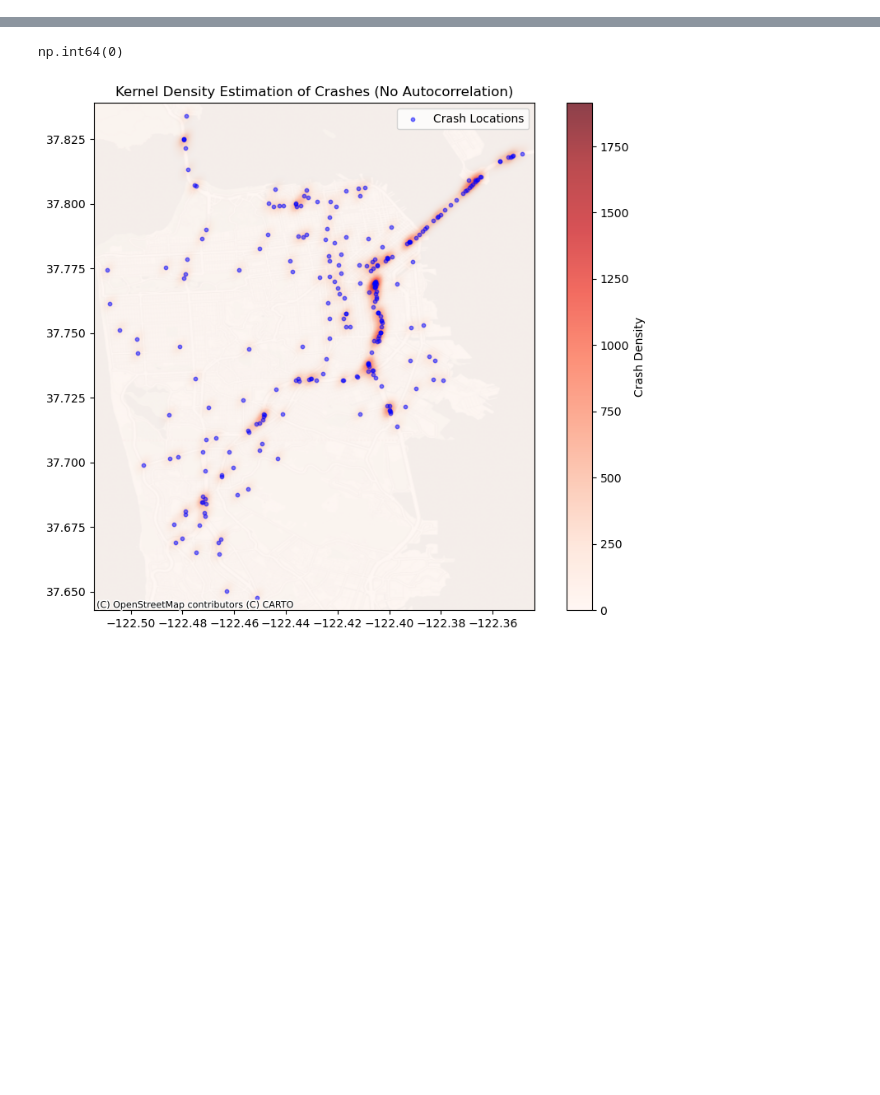
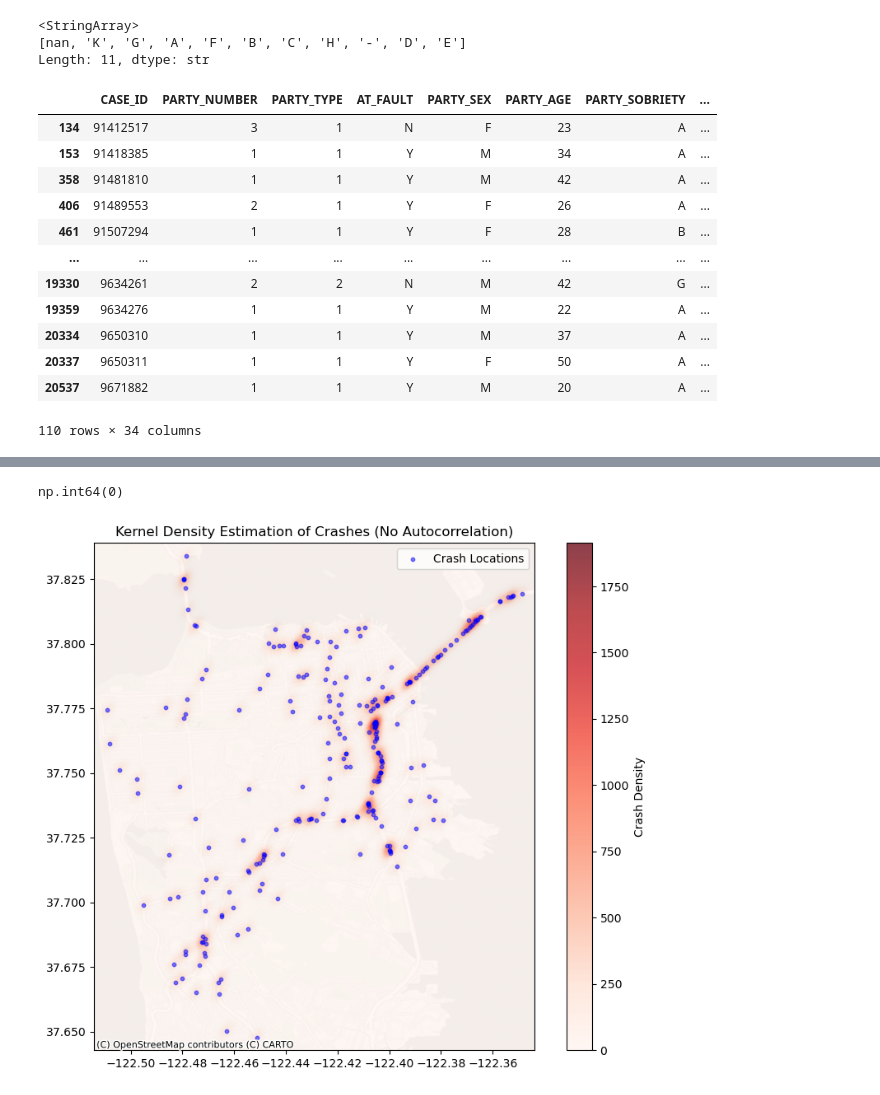
Before and after one commit to kramerzora-ctrl/Safety, a Jupyter notebook: Assignment 4/Assgn4.ipynb, the cells around one changed output, grey strips where cells are left out. Drawn from its saved outputs; the diff is of its cells as text; code cells hidden in the pictures; blank space fills up the shorter version.

```diff
--- a/Assignment 4/Assgn4.ipynb
+++ b/Assignment 4/Assgn4.ipynb
@@ -6,0 +9,6 @@ crashes_dc = pd.read_csv('Crashes_DC.csv')
+# %%
+print(parties_sf['INATTENTION'].unique())
+# %% [output]
+<StringArray>
+[nan, 'K', 'G', 'A', 'F', 'B', 'C', 'H', '-', 'D', 'E']
+Length: 11, dtype: str
@@ -7,3 +18,19 @@ crashes_dc = pd.read_csv('Crashes_DC.csv')
+# %%
+parties_sf_filter
+# %% [output]
+|  | CASE_ID | PARTY_NUMBER | PARTY_TYPE | AT_FAULT | PARTY_SEX | PARTY_AGE | PARTY_SOBRIETY | ... |
+| 134 | 91412517 | 3 | 1 | N | F | 23 | A | ... |
+| 153 | 91418385 | 1 | 1 | Y | M | 34 | A | ... |
+| 358 | 91481810 | 1 | 1 | Y | M | 42 | A | ... |
+| 406 | 91489553 | 2 | 1 | Y | F | 26 | A | ... |
+| 461 | 91507294 | 1 | 1 | Y | F | 28 | B | ... |
+| ... | ... | ... | ... | ... | ... | ... | ... | ... |
+| 19330 | 9634261 | 2 | 2 | N | M | 42 | G | ... |
+| 19359 | 9634276 | 1 | 1 | Y | M | 22 | A | ... |
+| 20334 | 9650310 | 1 | 1 | Y | M | 37 | A | ... |
+| 20337 | 9650311 | 1 | 1 | Y | F | 50 | A | ... |
+| 20537 | 9671882 | 1 | 1 | Y | M | 20 | A | ... |
+110 rows × 34 columns
 # %%
 crashes_sf_severity = crashes_sf[crashes_sf['COLLISION_SEVERITY'].isin([1,2,3])]
 crashes_dc_severity = crashes_dc[crashes_dc['COLLISION_SEVERITY'].isin([1,2,3])]
```
Also changed, not shown: parts of 7 cells of this notebook, 2 other files.
